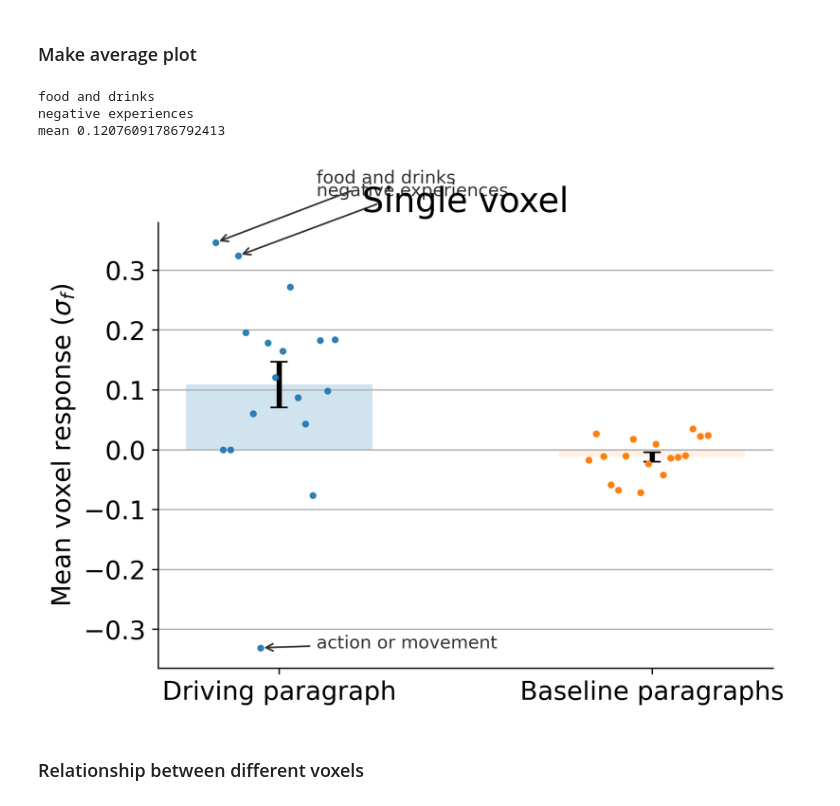
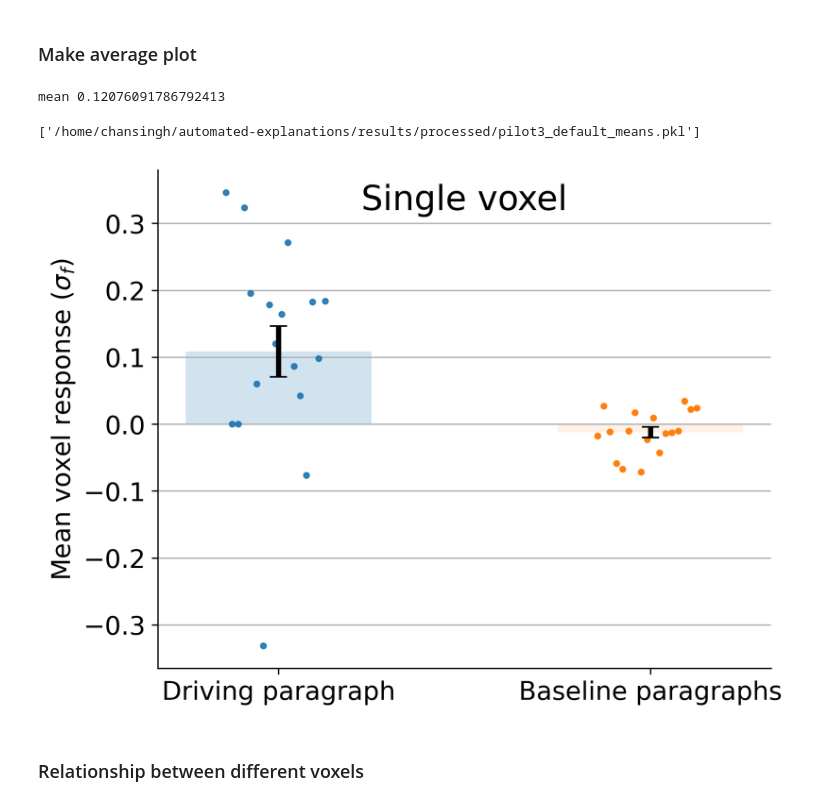
Before and after one commit to microsoft/automated-explanations, a Jupyter notebook: notebooks_stories/2_analyze_pilot/02_default.ipynb, the cells around one changed output. Cells and saved outputs as stored; diff of their text form; code cells hidden in the pictures.

```diff
--- a/notebooks_stories/2_analyze_pilot/02_default.ipynb
+++ b/notebooks_stories/2_analyze_pilot/02_default.ipynb
@@ -118,68 +119,20 @@ for use_clusters in [False, True]:
     m[use_clusters] = np.nanmean(mats[use_clusters], axis=0)
 # %% [markdown]
 ### Make average plot
-# %%
-# calculate means
-use_clusters = False
-m1 = m[use_clusters]
-
-n = m1.shape[0]
-diag_means = np.diag(m1)
-diag_mean = np.nanmean(diag_means)
-
-# get mean of each row excluding the diagonal
-off_diag_means = np.nanmean(m1, axis=1) - (diag_means / n)
-off_diag_mean = np.nanmean(off_diag_means)
-
-
-# make plot
-plt.figure(dpi=300)
-x = np.arange(n) - n / 2
-plt.bar(1, diag_mean, width=0.5, label='Diagonal', alpha=0.2, color='C0')
-plt.errorbar(1, diag_mean, yerr=np.nanstd(diag_means) / np.sqrt(len(diag_means)),
-             fmt='.', label='Diagonal', ms=0, color='black', elinewidth=3, capsize=5, lw=1)
-plt.plot(1 + x/50, diag_means, '.', color='C0', alpha=0.9)
-
-plt.bar(2, off_diag_mean, width=0.5,
-        label='Off-diagonal', alpha=0.1, color='C1')
-plt.errorbar(2, off_diag_mean, yerr=np.nanstd(off_diag_means) / np.sqrt(len(off_diag_means)),
-             fmt='.', label='Diagonal', ms=0, color='black', elinewidth=3, capsize=5)
-plt.plot(2 + x/50, off_diag_means, '.', color='C1')
-
-plt.xticks([1, 2], ['Driving paragraph', 'Baseline paragraphs'])
-plt.ylabel('Mean voxel response ($\sigma_f$)')
-plt.grid(axis='y')
-
-# annotate the point with the highest mean
-kwargs = dict(
-    arrowprops=dict(arrowstyle='->', color='#333'), fontsize='x-small', color='#333'
-)
-idx = np.argmax(diag_means)
-print(expls[idx])
-plt.annotate(f"{expls[idx]}", (1 + x[idx]/50, diag_means[idx]),
-             xytext=(1.1, diag_means[idx] + 0.1), **kwargs)
-
-# annotate the point with the second highest mean
-idx = np.argsort(diag_means)[-2]
-print(expls[idx])
-plt.annotate(f"{expls[idx]}", (1 + x[idx]/50, diag_means[idx]),
-             xytext=(1.1, diag_means[idx] + 0.1), **kwargs)
-
-# annotate the point with the lowest mean
-idx = np.argmin(diag_means)
-plt.annotate(f"{expls[idx]}", (1 + x[idx]/50, diag_means[idx]),
-             xytext=(1.1, diag_means[idx]), **kwargs)
-plt.tight_layout()
-print('mean', diag_mean - off_diag_mean)
-# plt.title(f'use_clusters={use_clusters}')
-plt.title('Single voxel')
-plt.savefig(join(RESULTS_DIR, 'figs/main',
-            pilot_name[:pilot_name.index('_')] + '_default_means.pdf'))
-# %% [output]
-food and drinks
-negative experiences
-mean 0.12076091786792413
-[figure, removed]
+# %%
+# calculate means
+use_clusters = False
+m1 = m[use_clusters]
+diag_means = np.diag(m1)
+off_diag_means = np.nanmean(m1, axis=1) - (diag_means / len(diag_means))
+sasc.viz.barplot_default([diag_means], [off_diag_means],
+                         pilot_name, expls, annot_points=False)
+joblib.dump({'diag_means': diag_means,
+            'off_diag_means': off_diag_means}, join(RESULTS_DIR, 'processed', pilot_name.replace('_story_data.pkl', '_default_means.pkl')))
+# %% [output]
+mean 0.12076091786792413
+['/home/chansingh/automated-explanations/results/processed/pilot3_default_means.pkl']
+[figure, added]
 # %% [markdown]
 ### Relationship between different voxels
 # %%
```
Also changed, not shown: parts of 5 cells of this notebook, 5 other files.
